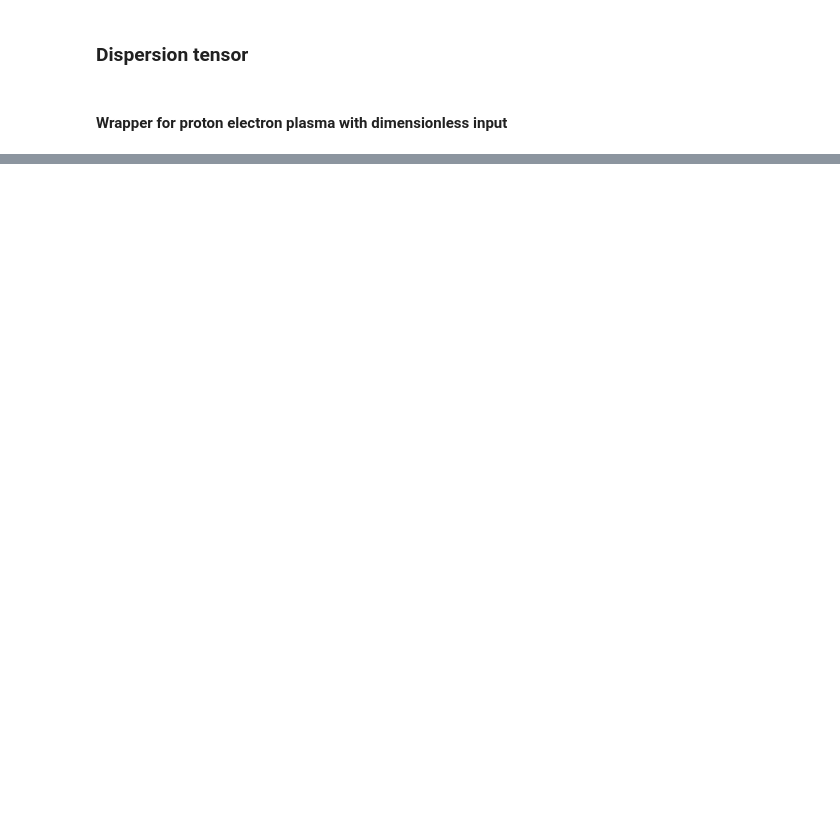
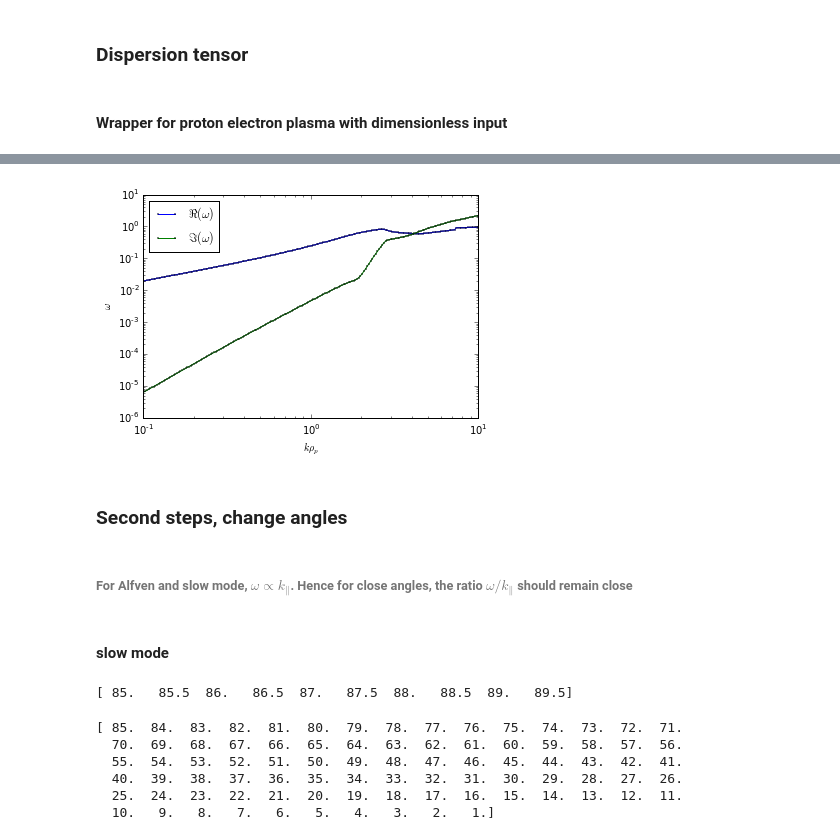
Before and after one commit to YuguangTong/vlasov_solver, a Jupyter notebook: dispersion_tensor.ipynb, the cells around one changed output, grey strips where cells are left out. Saved outputs shown, nothing was run; the diff lists cells and outputs as text; code cells hidden in the pictures; blank space fills up the shorter version.

```diff
--- a/dispersion_tensor.ipynb
+++ b/dispersion_tensor.ipynb
@@ -290,0 +364,28 @@ scipy.optimize.root(real_dt, [0.0015, -0.002])
+# %%
+start = np.log10(0.1)
+stop = np.log10(10.)
+num = 100
+klist = np.logspace(start, stop, num=num, endpoint=True)
+# %%
+theta = 85
+theta = theta * np.pi/180.
+result = [0.01190802-0.00635779j]
+for k in klist[1:]:
+    kz = k * np.cos(theta)
+    kp = k * np.sin(theta)
+    f = lambda wrel: real_imag(dt_wrapper(wrel[0] + 1j * wrel[1], kp, kz, beta, tetp = 1, method = 'numpy'))
+    freq = scipy.optimize.fsolve(f, real_imag(result[-1]))
+    result += [list_to_complex(freq)]
+# %%
+wlist = np.array(list(map(real_imag, result)))
+fig = plt.figure(figsize=[6, 4])
+plt.plot(klist, wlist[:, 0], 'o-', markersize = 1, label=r'$\Re(\omega)$')
+plt.plot(klist, -wlist[:, 1], 'o-', markersize = 1, label = r'$\Im(\omega)$')
+plt.xscale('log')
+plt.yscale('log')
+plt.xlabel(r'$k\rho_p$')
+plt.ylabel(r'$\omega$')
+plt.legend(loc='best')
+plt.show()
+# %% [output]
+[figure, added]
@@ -290,0 +394,14 @@ scipy.optimize.root(real_dt, [0.0015, -0.002])
+# %% [markdown]
+### Second steps, change angles
+# %% [markdown]
+###### For Alfven and slow mode, $\omega \propto k_\parallel$. Hence for close angles, the ratio $\omega/k_\parallel$ should remain close
+# %% [markdown]
+#### slow mode
+# %%
+start = 85
+stop = 89.5
+num = 10
+angle_list_1 = np.linspace(start, stop, num, endpoint=True)
+print(angle_list_1)
+# %% [output]
+[ 85.   85.5  86.   86.5  87.   87.5  88.   88.5  89.   89.5]
@@ -290,0 +422,13 @@ scipy.optimize.root(real_dt, [0.0015, -0.002])
+# %%
+start = 85
+stop = 1
+num = 85
+angle_list_2 = np.linspace(start, stop, num, endpoint=True)
+print(angle_list)
+# %% [output]
+[ 85.  84.  83.  82.  81.  80.  79.  78.  77.  76.  75.  74.  73.  72.  71.
+  70.  69.  68.  67.  66.  65.  64.  63.  62.  61.  60.  59.  58.  57.  56.
+  55.  54.  53.  52.  51.  50.  49.  48.  47.  46.  45.  44.  43.  42.  41.
+  40.  39.  38.  37.  36.  35.  34.  33.  32.  31.  30.  29.  28.  27.  26.
+  25.  24.  23.  22.  21.  20.  19.  18.  17.  16.  15.  14.  13.  12.  11.
+  10.   9.   8.   7.   6.   5.   4.   3.   2.   1.]
```
Also changed, not shown: parts of 37 cells of this notebook, 1 other file.
